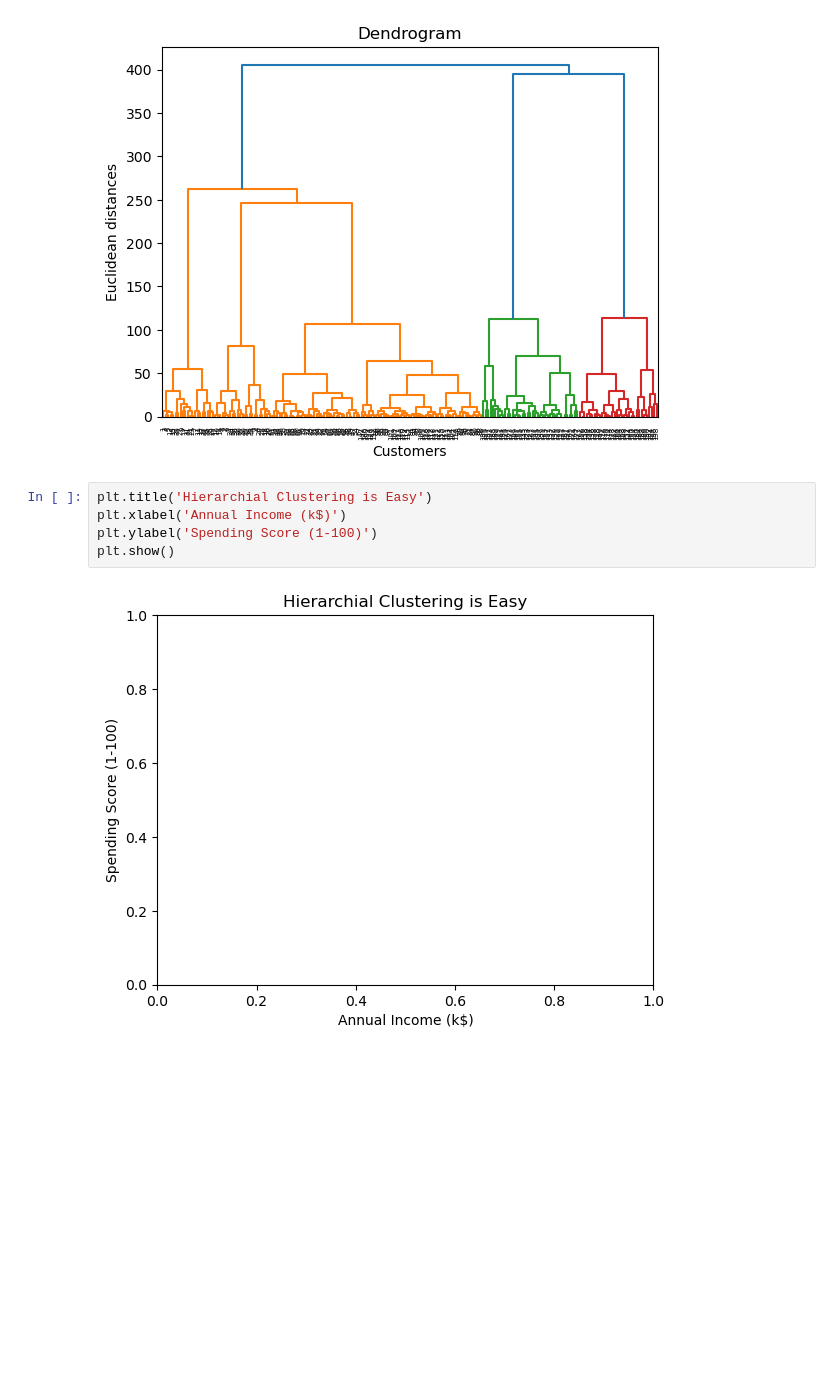
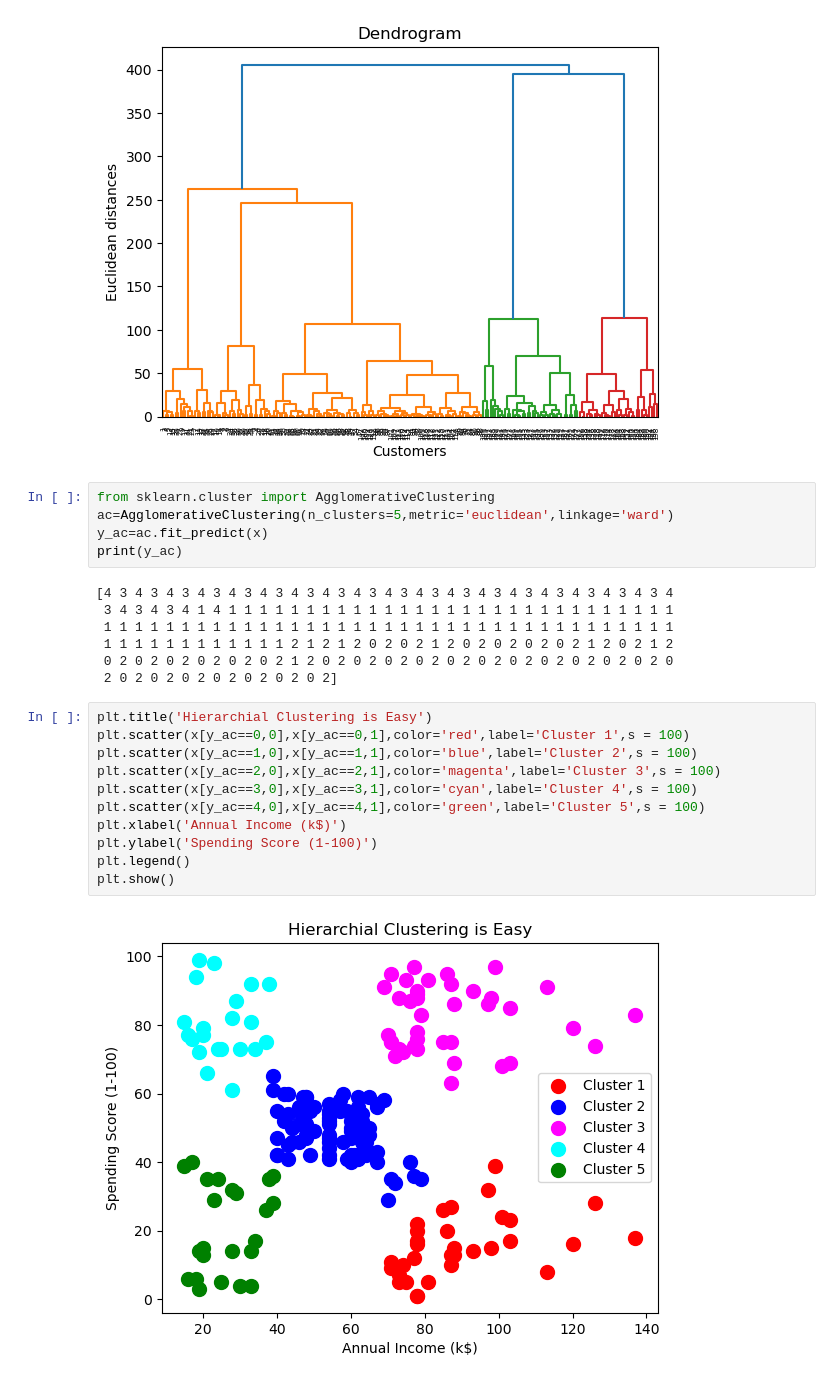
Before and after one commit to eshaansingla/Python, a Jupyter notebook: ML/Clustering/Hierarchial Clustering/Hierarchial.ipynb, the cells around one changed output. Drawn from its saved outputs; the diff is of its cells as text; blank space fills up the shorter version.

```diff
--- a/ML/Clustering/Hierarchial Clustering/Hierarchial.ipynb
+++ b/ML/Clustering/Hierarchial Clustering/Hierarchial.ipynb
@@ -14,10 +14,28 @@ plt.ylabel('Euclidean distances')
 plt.show()
 # %% [output]
 [figure]
-# %%
-plt.title('Hierarchial Clustering is Easy')
-plt.xlabel('Annual Income (k$)')
-plt.ylabel('Spending Score (1-100)')
-plt.show()
-# %% [output]
-[figure, removed]
+# %%
+from sklearn.cluster import AgglomerativeClustering
+ac=AgglomerativeClustering(n_clusters=5,metric='euclidean',linkage='ward')
+y_ac=ac.fit_predict(x)
+print(y_ac)
+# %% [output]
+[4 3 4 3 4 3 4 3 4 3 4 3 4 3 4 3 4 3 4 3 4 3 4 3 4 3 4 3 4 3 4 3 4 3 4 3 4
+ 3 4 3 4 3 4 1 4 1 1 1 1 1 1 1 1 1 1 1 1 1 1 1 1 1 1 1 1 1 1 1 1 1 1 1 1 1
+ 1 1 1 1 1 1 1 1 1 1 1 1 1 1 1 1 1 1 1 1 1 1 1 1 1 1 1 1 1 1 1 1 1 1 1 1 1
+ 1 1 1 1 1 1 1 1 1 1 1 1 2 1 2 1 2 0 2 0 2 1 2 0 2 0 2 0 2 0 2 1 2 0 2 1 2
+ 0 2 0 2 0 2 0 2 0 2 0 2 1 2 0 2 0 2 0 2 0 2 0 2 0 2 0 2 0 2 0 2 0 2 0 2 0
+ 2 0 2 0 2 0 2 0 2 0 2 0 2 0 2]
+# %%
+plt.title('Hierarchial Clustering is Easy')
+plt.scatter(x[y_ac==0,0],x[y_ac==0,1],color='red',label='Cluster 1',s = 100)
+plt.scatter(x[y_ac==1,0],x[y_ac==1,1],color='blue',label='Cluster 2',s = 100)
+plt.scatter(x[y_ac==2,0],x[y_ac==2,1],color='magenta',label='Cluster 3',s = 100)
+plt.scatter(x[y_ac==3,0],x[y_ac==3,1],color='cyan',label='Cluster 4',s = 100)
+plt.scatter(x[y_ac==4,0],x[y_ac==4,1],color='green',label='Cluster 5',s = 100)
+plt.xlabel('Annual Income (k$)')
+plt.ylabel('Spending Score (1-100)')
+plt.legend()
+plt.show()
+# %% [output]
+[figure, added]
```
Also changed, not shown: 3 other files.
